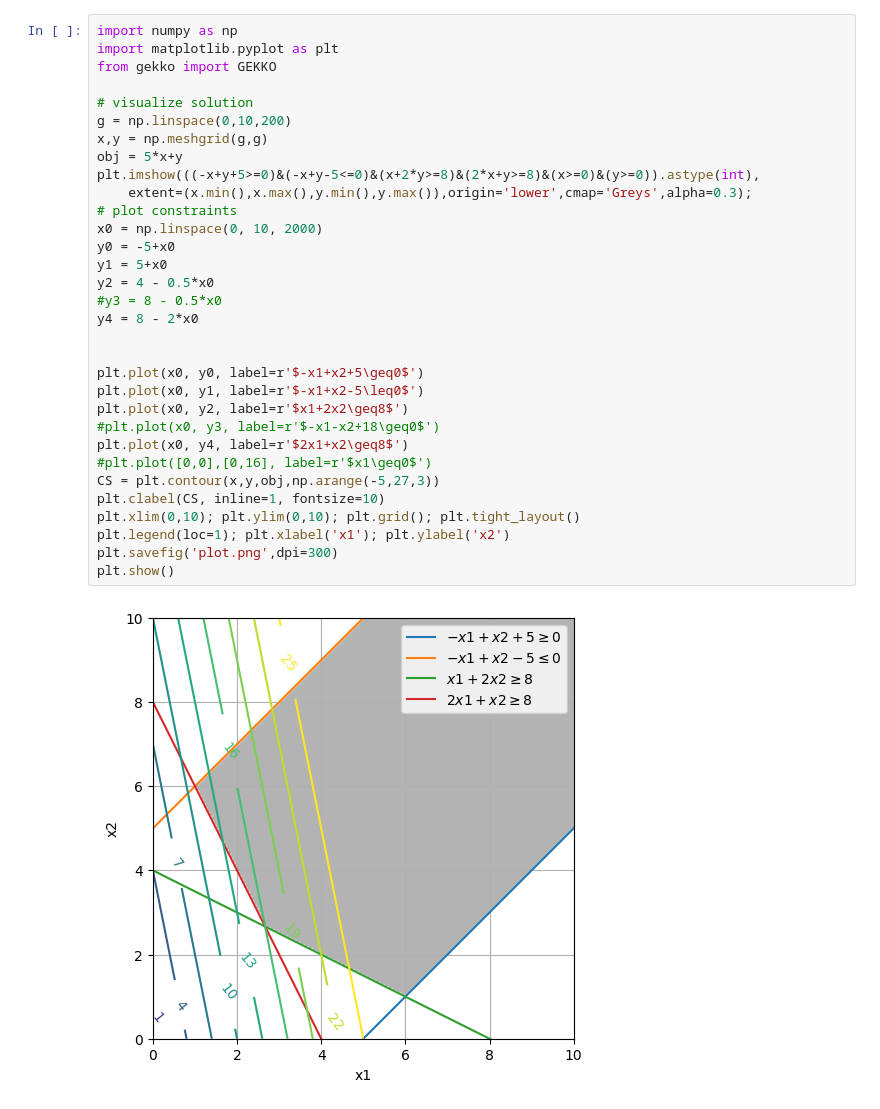
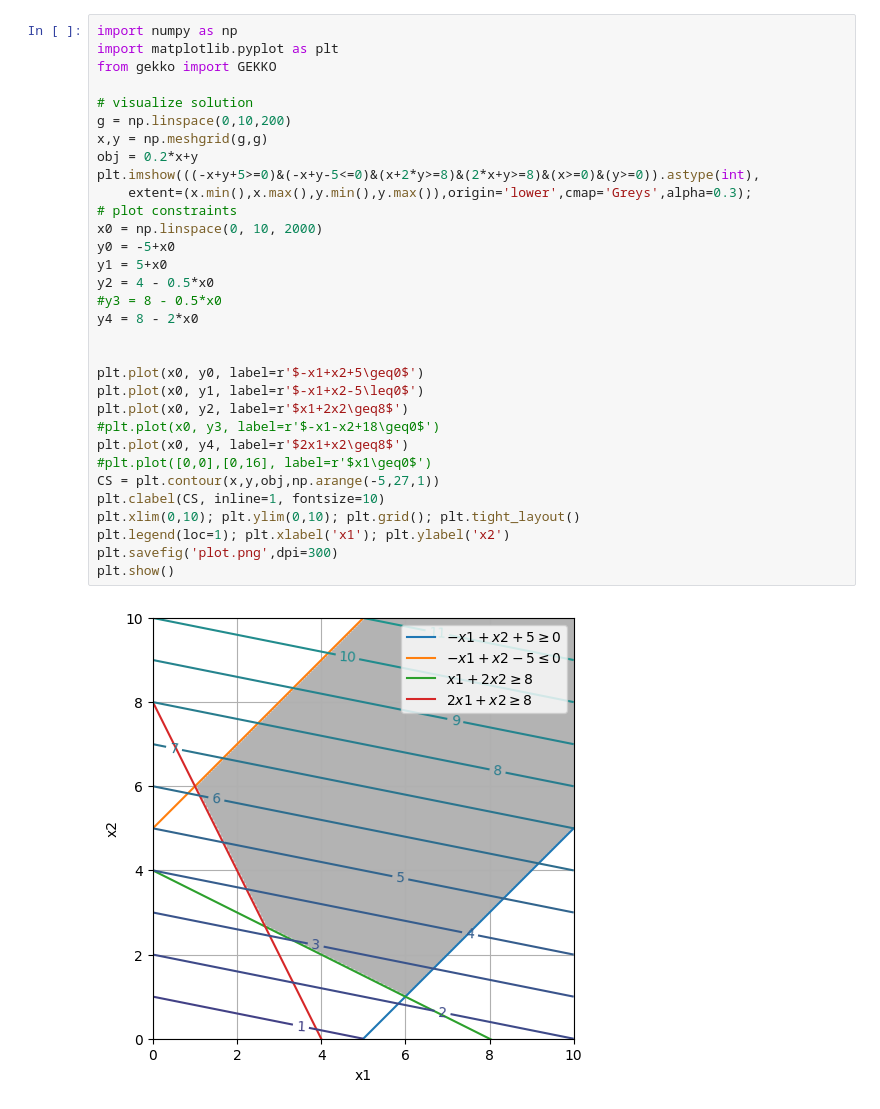
Before and after one commit to mkrasny2k/Badania_operacyjne, a Jupyter notebook: Metoda_graficzna/zad3a.ipynb, the cells around one changed output. Cells and saved outputs as stored; diff of their text form.

```diff
--- a/Metoda_graficzna/zad3a.ipynb
+++ b/Metoda_graficzna/zad3a.ipynb
@@ -2,34 +2,34 @@
 import numpy as np
 import matplotlib.pyplot as plt
 from gekko import GEKKO
 
 # visualize solution
 g = np.linspace(0,10,200)
 x,y = np.meshgrid(g,g)
-obj = 5*x+y
+obj = 0.2*x+y
 plt.imshow(((-x+y+5>=0)&(-x+y-5<=0)&(x+2*y>=8)&(2*x+y>=8)&(x>=0)&(y>=0)).astype(int),
     extent=(x.min(),x.max(),y.min(),y.max()),origin='lower',cmap='Greys',alpha=0.3);
 # plot constraints
 x0 = np.linspace(0, 10, 2000)
 y0 = -5+x0
 y1 = 5+x0
 y2 = 4 - 0.5*x0
 #y3 = 8 - 0.5*x0
 y4 = 8 - 2*x0
 
 
 plt.plot(x0, y0, label=r'$-x1+x2+5\geq0$')
 plt.plot(x0, y1, label=r'$-x1+x2-5\leq0$')
 plt.plot(x0, y2, label=r'$x1+2x2\geq8$')
 #plt.plot(x0, y3, label=r'$-x1-x2+18\geq0$')
 plt.plot(x0, y4, label=r'$2x1+x2\geq8$')
 #plt.plot([0,0],[0,16], label=r'$x1\geq0$')
-CS = plt.contour(x,y,obj,np.arange(-5,27,3))
+CS = plt.contour(x,y,obj,np.arange(-5,27,1))
 plt.clabel(CS, inline=1, fontsize=10)
 plt.xlim(0,10); plt.ylim(0,10); plt.grid(); plt.tight_layout()
 plt.legend(loc=1); plt.xlabel('x1'); plt.ylabel('x2')
 plt.savefig('plot.png',dpi=300)
 plt.show()
 # %% [output]
-[figure, old version]
+[figure, new version]
 # %%
```
Also changed, not shown: parts of 1 cell of this notebook.
